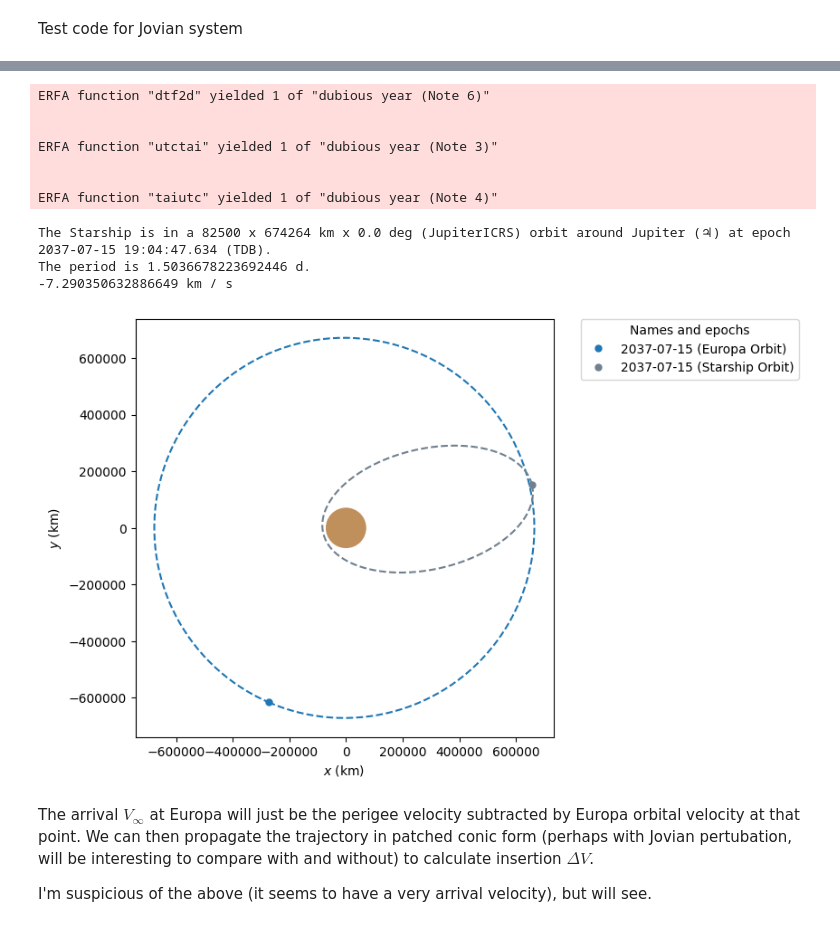
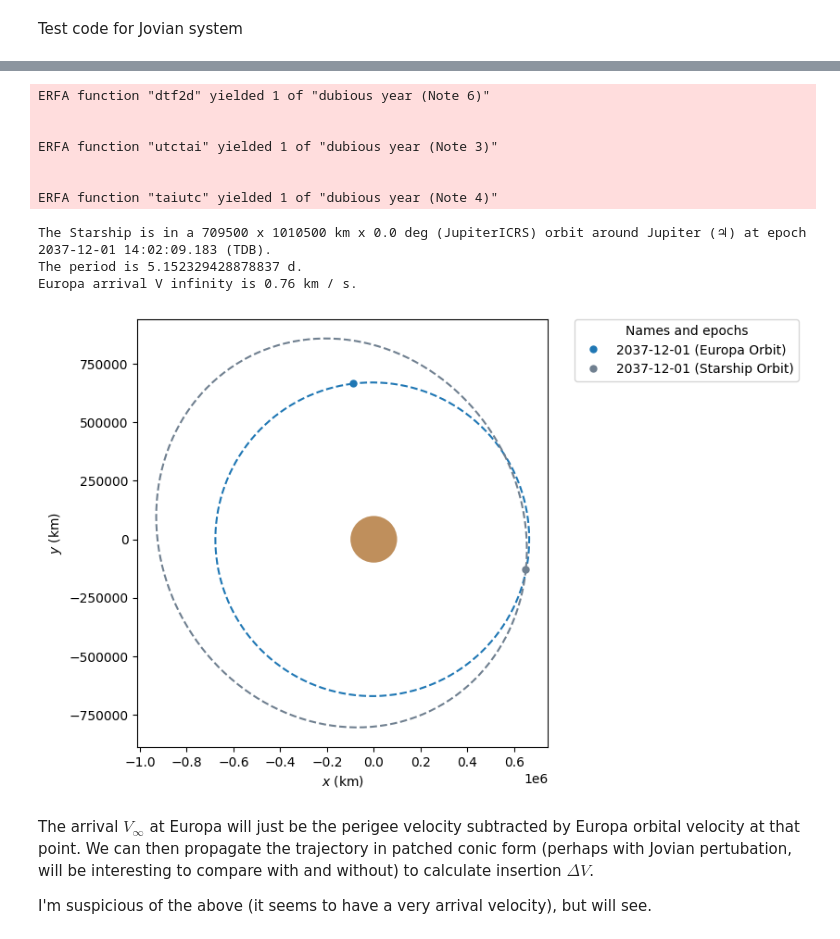
Before and after one commit to jackSN8/orbits.js, a Jupyter notebook: jovian_orbit_testing.ipynb, the cells around one changed output, grey strips where cells are left out. Saved outputs shown, nothing was run; the diff lists cells and outputs as text; code cells hidden in the pictures.

```diff
--- a/jovian_orbit_testing.ipynb
+++ b/jovian_orbit_testing.ipynb
@@ -106,43 +106,44 @@ Burn of 2.90 km/s applied to reduce speed at periapsis.
 #From that orbit, how much DV to land on Europa?
 #its not obvious how reducing the orbit down with g assists would be calculated, but lets assume we can get to
 #roughly callisto apogee, europa perigee
-start_date = time.Time("2037-07-17 14:01", scale="utc").tdb
-end_date = time.Time("2037-07-25 01:01", scale="utc").tdb
+start_date = time.Time("2037-12-01 14:01", scale="utc").tdb
+end_date = time.Time("2037-12-25 01:01", scale="utc").tdb
 
 epoch=time_range(start=start_date, end=end_date)
 
 europa_ephem = Ephem.from_horizons(502,epochs= epoch, attractor= Jupiter)#Europa is 592
 
 body1=Europa
+orb_europa = Orbit.from_ephem(Jupiter, europa_ephem, start_date)
 
 plotter = StaticOrbitPlotter()
 
 plotter.plot(orb_europa, label="Europa Orbit")
 
-starship_orb=post_burn_orbit
+# starship_orb=post_burn_orbit
 #Galelio orbit starship_orb=Orbit.from_classical(Jupiter, 8500000*u.km, 0.975*u.one, 0*u.deg, 0*u.deg, 0*u.deg, 0*u.deg,start_date)
-# starship_orb=Orbit.from_classical(Jupiter, 700000*u.km, 0.075*u.one, 0*u.deg, 0*u.deg,55*u.deg, 0*u.deg,start_date)
+starship_orb=Orbit.from_classical(Jupiter, 860000*u.km, 0.175*u.one, 0*u.deg, 0*u.deg,55*u.deg, 0*u.deg,start_date)
 plotter.plot(starship_orb, color="slategrey",label="Starship Orbit")
 print(f"The Starship is in a {starship_orb}.")
 print(f"The period is {starship_orb.period.to(u.day)}.")
 # print(Jupiter.R)
 
 psped = np.linalg.norm(starship_orb.v.to(u.km/u.s))
 europa_sped = np.linalg.norm(orb_europa.v.to(u.km/u.s))
-print(psped-europa_sped)
+print(f"Europa arrival V infinity is {psped-europa_sped:.2f}.")
 # print(f"Speed at periapsis is {pvel:.2f}, Europa orbital velocity at that point is {np.linalg.norm(europa_vel.to(u.km/u.s)):.2f} km/s")
 # %% [output]
 ERFA function "dtf2d" yielded 1 of "dubious year (Note 6)"
 
 
 ERFA function "utctai" yielded 1 of "dubious year (Note 3)"
 
 
 ERFA function "taiutc" yielded 1 of "dubious year (Note 4)"
-The Starship is in a 82500 x 674264 km x 0.0 deg (JupiterICRS) orbit around Jupiter (♃) at epoch 2037-07-15 19:04:47.634 (TDB).
-The period is 1.5036678223692446 d.
--7.290350632886649 km / s
+The Starship is in a 709500 x 1010500 km x 0.0 deg (JupiterICRS) orbit around Jupiter (♃) at epoch 2037-12-01 14:02:09.183 (TDB).
+The period is 5.152329428878837 d.
+Europa arrival V infinity is 0.76 km / s.
-[figure, old version]
+[figure, new version]
 # %% [markdown]
 The arrival $V_\infty$ at Europa will just be the perigee velocity subtracted by Europa orbital velocity at that point. We can then propagate the trajectory in patched conic form (perhaps with Jovian pertubation, will be interesting to compare with and without) to calculate insertion $\Delta V$.
 
```
Also changed, not shown: parts of 2 cells of this notebook, 27 other files.
